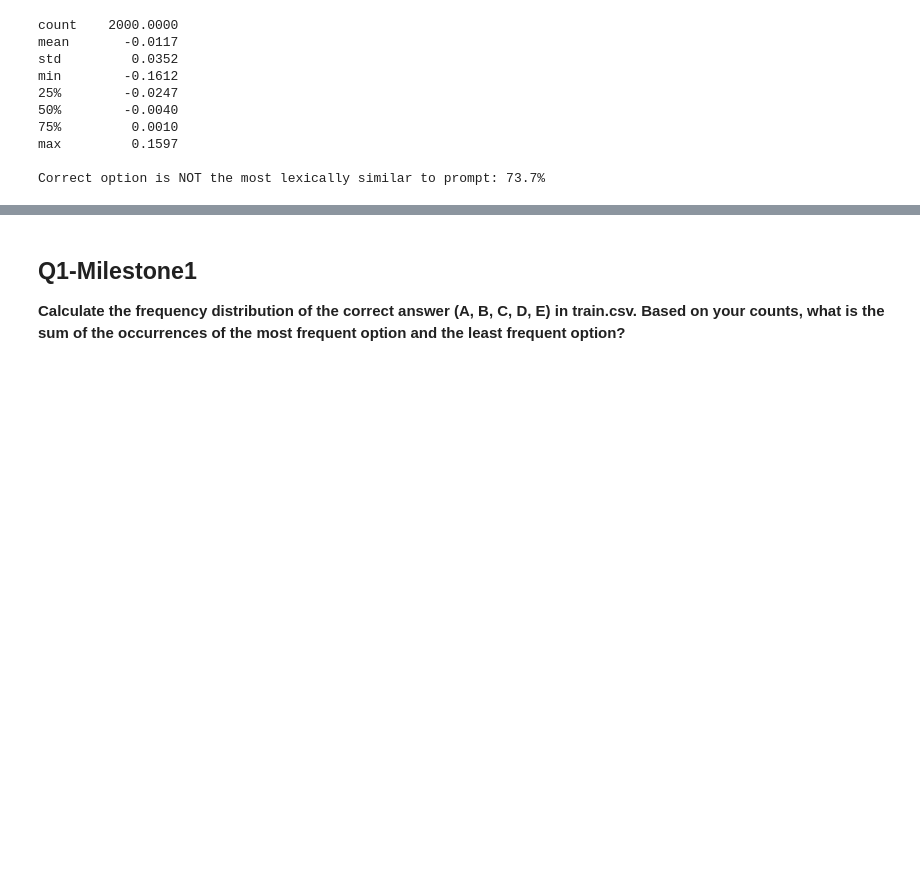
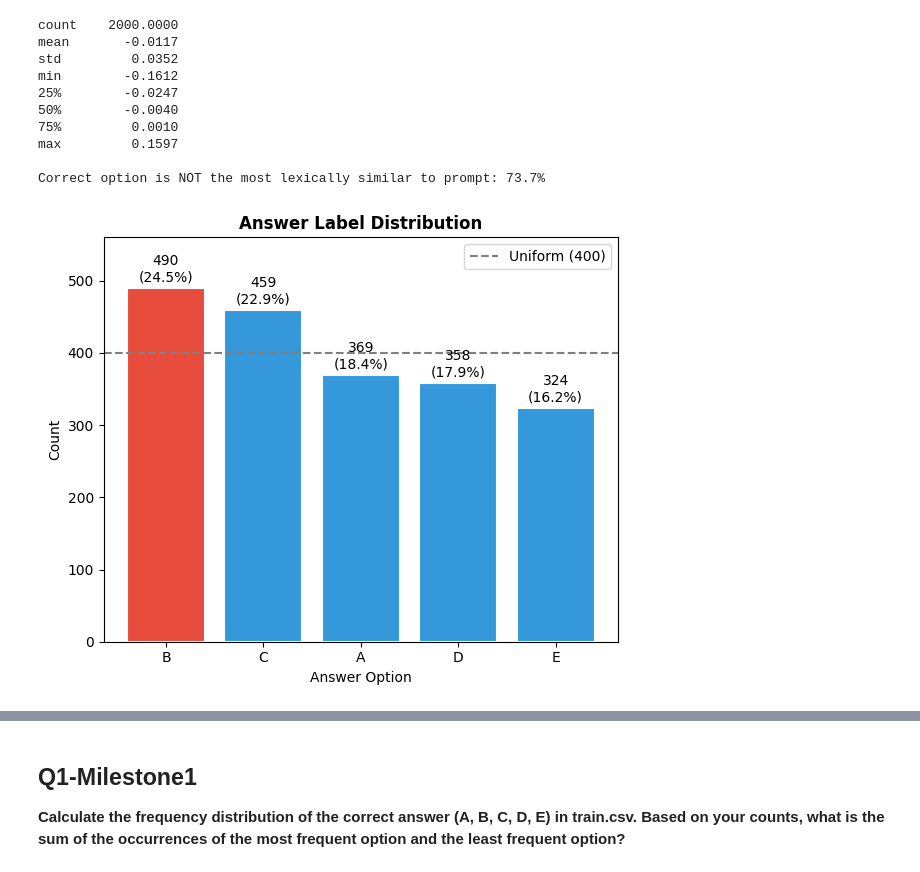
Before and after one commit to 22f3002567/dl-genai-project-26-t2, a Jupyter notebook: DL-22f3002567-notebook-t22026.ipynb, the cells around one changed output, grey strips where cells are left out. Saved outputs shown, nothing was run; the diff lists cells and outputs as text; code cells hidden in the pictures; blank space fills up the shorter version.

```diff
--- a/DL-22f3002567-notebook-t22026.ipynb
+++ b/DL-22f3002567-notebook-t22026.ipynb
@@ -287,3 +291,7 @@ o95 = int(olen.quantile(0.95))
 print(f"\nSafe tokenizer max_length estimate : {p95 + o95} words -> ~{(p95+o95)*2} BPE tokens")
 # %% [output]
 Safe tokenizer max_length estimate : 92 words -> ~184 BPE tokens
+# %%
+print("Raw first 60 characters of first 25 prompts")
+for p in train["prompt"].head(25):
+    print(repr(p[:70]))
@@ -289,0 +391,17 @@ Safe tokenizer max_length estimate : 92 words -> ~184 BPE tokens
+# %%
+def extract_suffix_v2(t: str) -> str:
+
+    parts = t.split("?")
+
+    if len(parts) > 1:
+
+        suffix = parts[-1].strip().rstrip(".")
+
+        if suffix and 1 <= len(suffix.split()) <= 8:
+            return suffix
+
+    return "NONE"
+# %%
+train["prefix_type"] = train["prompt"].apply(extract_prefix_v2)
+train["suffix_type"] = train["prompt"].apply(extract_suffix_v2)
+train["prefix_type"]
@@ -522,3 +724,27 @@ min        -0.1612
 max         0.1597
 
 Correct option is NOT the most lexically similar to prompt: 73.7%
+# %%
+plt.figure(figsize=(6,5))
+
+vc = train["answer"].value_counts()
+colors = ["#e74c3c" if v == vc.max() else "#3498db" for v in vc.values]
+
+bars = plt.bar(vc.index, vc.values, color=colors, edgecolor="white", linewidth=1.5)
+plt.axhline(y=len(train)/5, color="gray", linestyle="--", linewidth=1.5, label="Uniform (400)")
+
+for bar, val in zip(bars, vc.values):
+    plt.text(bar.get_x()+bar.get_width()/2, bar.get_height()+5,
+             f"{val}\n({val/len(train)*100:.1f}%)",
+             ha="center", va="bottom", fontsize=10)
+
+plt.title("Answer Label Distribution", fontweight="bold")
+plt.xlabel("Answer Option")
+plt.ylabel("Count")
+plt.legend()
+plt.ylim(0, 560)
+
+plt.tight_layout()
+plt.show()
+# %% [output]
+[figure, added]
```
Also changed, not shown: parts of 53 cells of this notebook.
